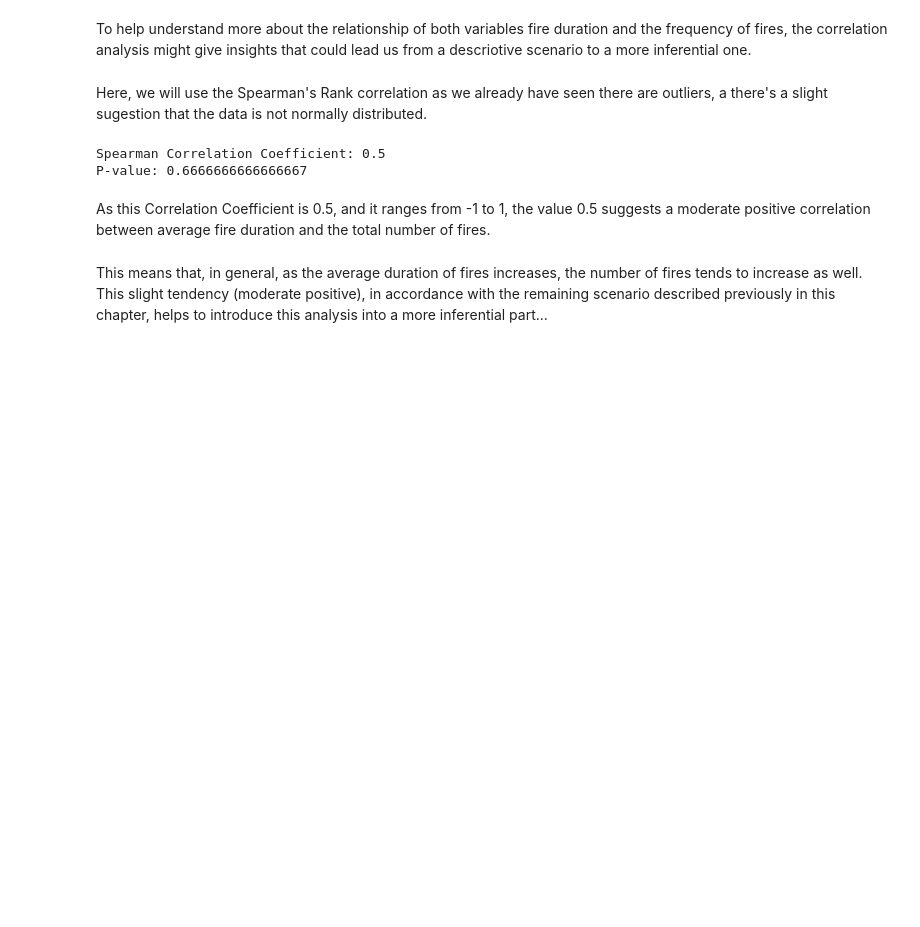
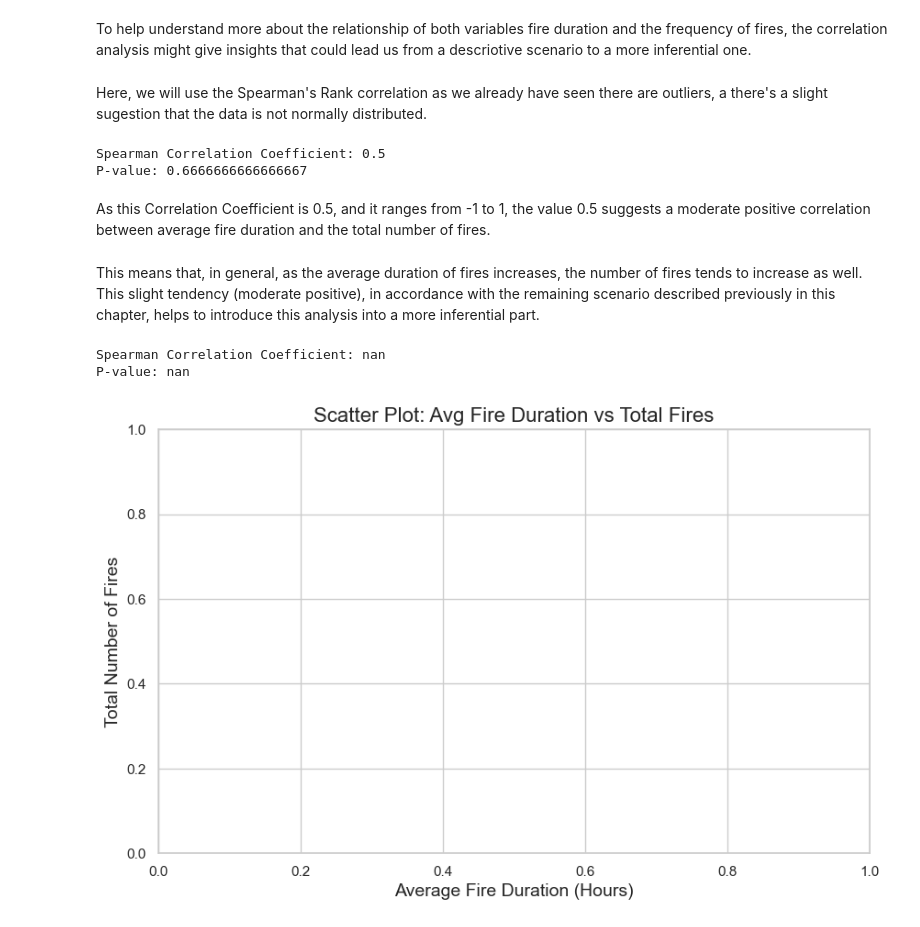
Before and after one commit to brunomfernandes45/fced_stats_project, a Jupyter notebook: phase2_exploration_visualization.ipynb, the cells around one changed output. Cells and saved outputs as stored; diff of their text form; code cells hidden in the pictures; blank space fills up the shorter version.

Commit message:
phase 2, visualization

```diff
--- a/phase2_exploration_visualization.ipynb
+++ b/phase2_exploration_visualization.ipynb
@@ -521,4 +521,55 @@ P-value: 0.6666666666666667
 # %% [markdown]
 As this Correlation Coefficient is 0.5, and it ranges from -1 to 1, the value 0.5 suggests a moderate positive correlation between average fire duration and the total number of fires.
 # %% [markdown]
-This means that, in general, as the average duration of fires increases, the number of fires tends to increase as well. This slight tendency (moderate positive), in accordance with the remaining scenario described previously in this chapter, helps to introduce this analysis into a more inferential part...
+This means that, in general, as the average duration of fires increases, the number of fires tends to increase as well. This slight tendency (moderate positive), in accordance with the remaining scenario described previously in this chapter, helps to introduce this analysis into a more inferential part.
+# %%
+# Step 1: Prepare average fire duration and total fires for correlation
+average_fire_duration_per_district = filtered_fires.groupby('Distrito')['Duracao_Horas'].mean().reset_index()
+average_fire_duration_per_district = average_fire_duration_per_district.rename(columns={"Duracao_Horas": "Avg_Fire_Duration"})
+
+# Total number of fires per district
+total_fires_per_district = datasets['Estatisticas_Distrito'].groupby('Distrito')['Num_IncendiosRurais'].sum().reset_index()
+total_fires_per_district = total_fires_per_district.rename(columns={"Num_IncendiosRurais": "Total_Fires"})
+
+# Step 2: Merge data for correlation
+correlation_data = pd.merge(average_fire_duration_per_district, total_fires_per_district, on='Distrito')
+
+# Step 3: Calculate Spearman correlation
+spearman_corr, p_value = spearmanr(correlation_data['Avg_Fire_Duration'], correlation_data['Total_Fires'])
+
+# Print the results
+print("Spearman Correlation Coefficient:", spearman_corr)
+print("P-value:", p_value)
+
+# Create a scatter plot to show correlation
+plt.figure(figsize=(10, 6))
+sns.set(style="whitegrid")
+
+# Scatter plot
+sns.scatterplot(
+    x='Avg_Fire_Duration',
+    y='Total_Fires',
+    data=correlation_data,
+    color='blue',  # Change color as needed
+)
+
+# Add a regression line
+sns.regplot(
+    x='Avg_Fire_Duration',
+    y='Total_Fires',
+    data=correlation_data,
+    scatter=False,  # Do not draw scatter again
+    color='orange'  # Color of the regression line
+)
+
+# Add titles and labels
+plt.title('Scatter Plot: Avg Fire Duration vs Total Fires', fontsize=16)
+plt.xlabel('Average Fire Duration (Hours)', fontsize=14)
+plt.ylabel('Total Number of Fires', fontsize=14)
+
+# Show the plot
+plt.show()
+# %% [output]
+Spearman Correlation Coefficient: nan
+P-value: nan
+[figure, added]
```
